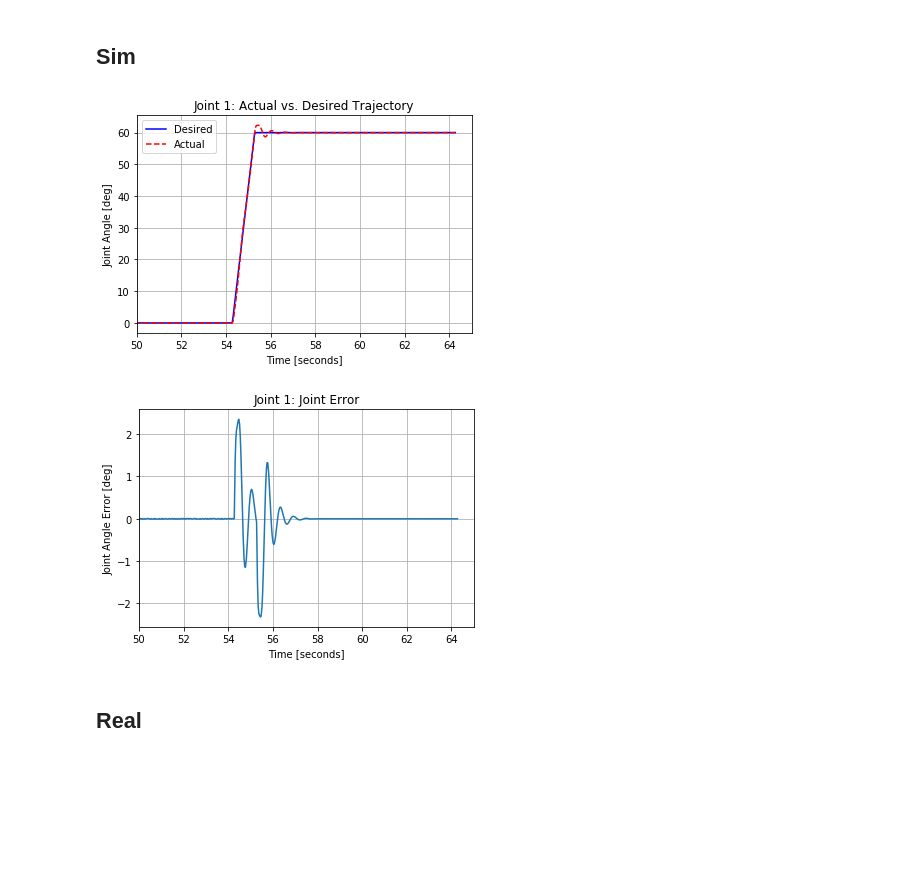
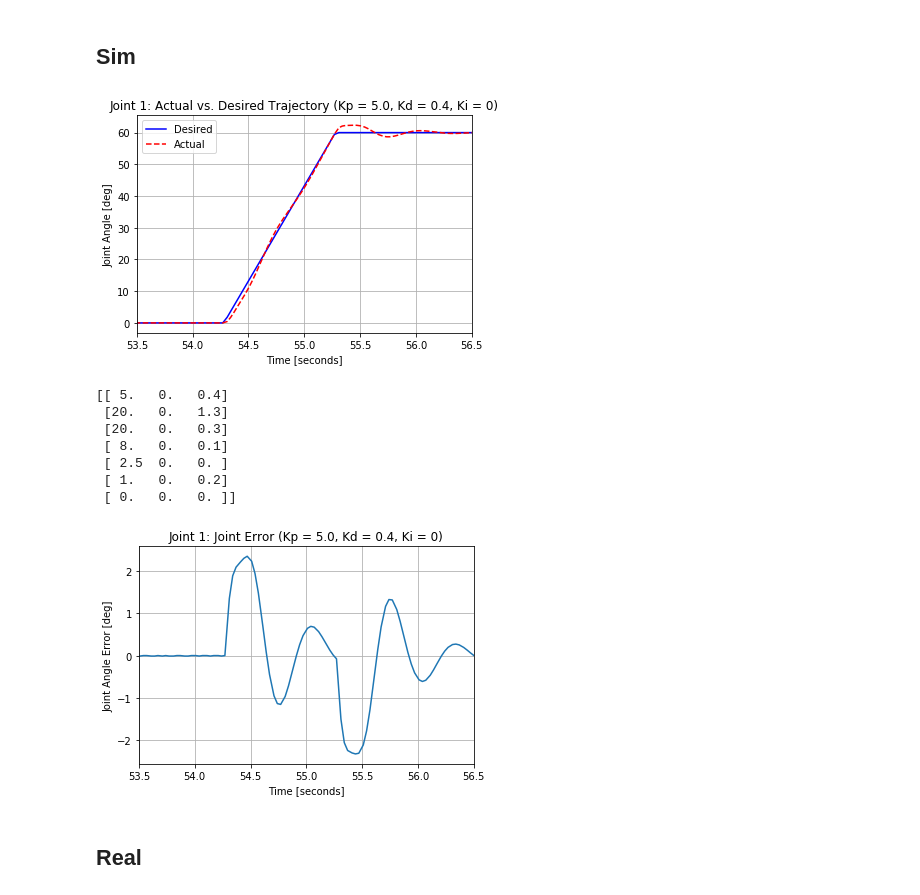
Before and after one commit to alonzolopez/bbot-master, a Jupyter notebook: rosbag/plot_joints_sim_pid.ipynb, the cells around one changed output. Saved outputs shown, nothing was run; the diff lists cells and outputs as text; code cells hidden in the pictures; blank space fills up the shorter version.

```diff
--- a/rosbag/plot_joints_sim_pid.ipynb
+++ b/rosbag/plot_joints_sim_pid.ipynb
@@ -96,25 +96,33 @@ j1_error1 = [pos[0]*180./math.pi for pos in j1_error]
 # %%
 plt.plot(j1_time, j1_desired1, 'b-', label="Desired")
 plt.plot(j1_time, j1_actual1, 'r--', label="Actual")
 plt.ylabel('Joint Angle [deg]')
 plt.xlabel('Time [seconds]')
-plt.title('Joint 1: Actual vs. Desired Trajectory')
+plt.title('Joint 1: Actual vs. Desired Trajectory (Kp = 5.0, Kd = 0.4, Ki = 0)')
 plt.legend(loc="upper left")
-plt.xlim(50, 65)
+plt.xlim(53.5, 56.5)
 plt.grid()
 plt.show()
+print(j1_pid)
 # %% [output]
-[figure, old version]
+[figure, new version]
+[[ 5.   0.   0.4]
+ [20.   0.   1.3]
+ [20.   0.   0.3]
+ [ 8.   0.   0.1]
+ [ 2.5  0.   0. ]
+ [ 1.   0.   0.2]
+ [ 0.   0.   0. ]]
 # %%
 plt.plot(j1_time, j1_error1)
 plt.ylabel('Joint Angle Error [deg]')
 plt.xlabel('Time [seconds]')
-plt.title('Joint 1: Joint Error')
+plt.title('Joint 1: Joint Error (Kp = 5.0, Kd = 0.4, Ki = 0)')
 plt.grid()
-plt.xlim(50, 65)
+plt.xlim(53.5, 56.5)
 plt.show()
 # %% [output]
-[figure, old version]
+[figure, new version]
 # %% [markdown]
 ## Real
 # %% [markdown]
```
Also changed, not shown: parts of 10 cells of this notebook.
